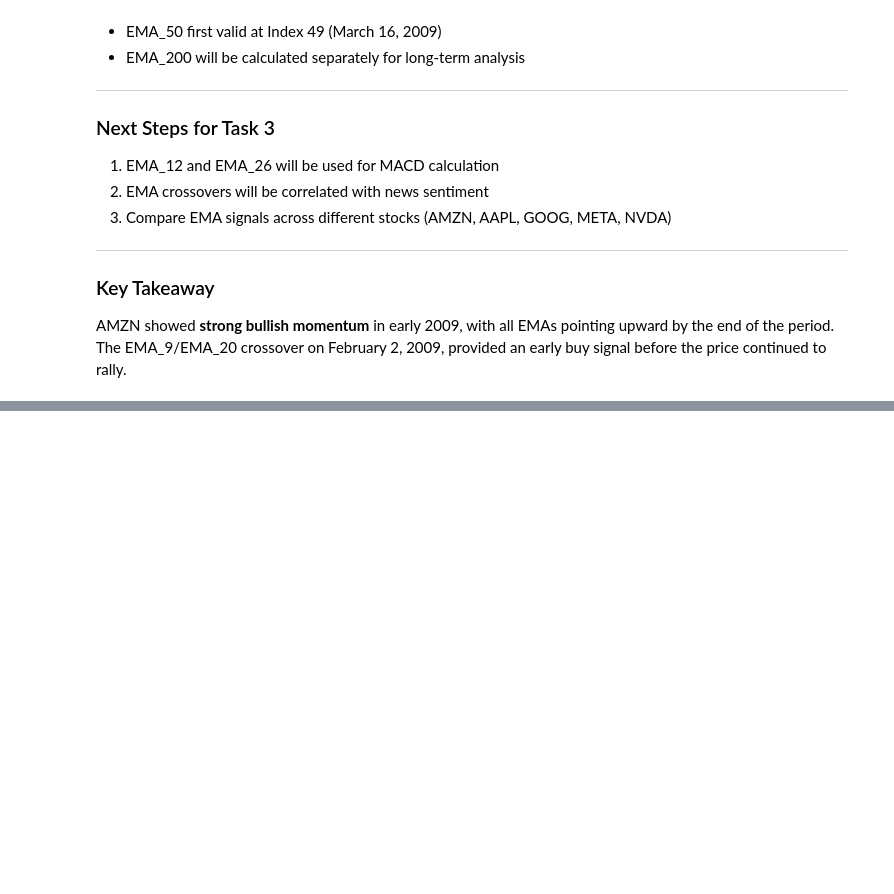
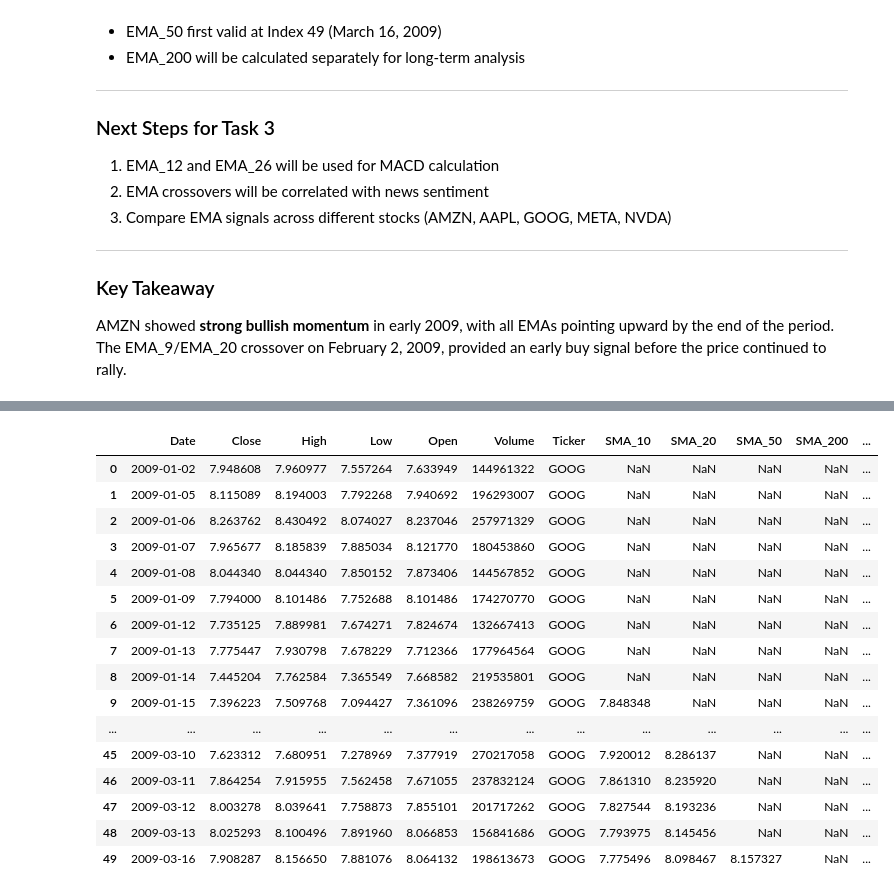
Before and after one commit to hawi088/News-Sentiment, a Jupyter notebook: notebooks/task2_eda.ipynb, the cells around one changed output, grey strips where cells are left out. Drawn from its saved outputs; the diff is of its cells as text; code cells hidden in the pictures; blank space fills up the shorter version.

Commit message:
feat: calculated moving averages(MA), SMA and EMA for GOOG.csv

```diff
--- a/notebooks/task2_eda.ipynb
+++ b/notebooks/task2_eda.ipynb
@@ -616,3 +616,8 @@ Exponential Moving Averages (EMA) give more weight to recent prices, making them
 ### Key Takeaway
 
 AMZN showed **strong bullish momentum** in early 2009, with all EMAs pointing upward by the end of the period. The EMA_9/EMA_20 crossover on February 2, 2009, provided an early buy signal before the price continued to rally.
+# %%
+goog=df_all_stocks[df_all_stocks['Ticker']=='GOOG'].copy()
+goog.head()
+goog=goog.sort_values('Date').reset_index(drop=True)
+goog.head()
@@ -618,0 +631,12 @@ AMZN showed **strong bullish momentum** in early 2009, with all EMAs pointing up
+# %%
+close_prices_goog  = goog['Close'].values
+low_prices_goog = goog['Low'].values
+open_prices_goog = goog['Open'].values
+high_prices_goog = goog['High'].values
+volumes_goog = goog['Volume'].values
+# %%
+goog['SMA_10']=goog['Close'].rolling(window=10).mean()
+goog['SMA_20']=goog['Close'].rolling(window=20).mean()
+goog['SMA_50']=goog['Close'].rolling(window=50).mean()
+goog['SMA_200']=goog['Close'].rolling(window=200).mean()
+goog.head(200)
@@ -618,0 +767,25 @@ AMZN showed **strong bullish momentum** in early 2009, with all EMAs pointing up
+# %%
+goog['EMA_9']=talib.EMA(close_prices_goog,timeperiod=9)
+goog['EMA_12']=talib.EMA(close_prices_goog,timeperiod=12)
+goog['EMA_20']=talib.EMA(close_prices_goog,timeperiod=20)
+goog['EMA_26']=talib.EMA(close_prices_goog,timeperiod=26)
+goog['EMA_50']=talib.EMA(close_prices_goog,timeperiod=50)
+goog.head(50)
+# %% [output]
+|  | Date | Close | High | Low | Open | Volume | Ticker | SMA_10 | SMA_20 | SMA_50 | SMA_200 | ... |
+| 0 | 2009-01-02 | 7.948608 | 7.960977 | 7.557264 | 7.633949 | 144961322 | GOOG | NaN | NaN | NaN | NaN | ... |
+| 1 | 2009-01-05 | 8.115089 | 8.194003 | 7.792268 | 7.940692 | 196293007 | GOOG | NaN | NaN | NaN | NaN | ... |
+| 2 | 2009-01-06 | 8.263762 | 8.430492 | 8.074027 | 8.237046 | 257971329 | GOOG | NaN | NaN | NaN | NaN | ... |
+| 3 | 2009-01-07 | 7.965677 | 8.185839 | 7.885034 | 8.121770 | 180453860 | GOOG | NaN | NaN | NaN | NaN | ... |
+| 4 | 2009-01-08 | 8.044340 | 8.044340 | 7.850152 | 7.873406 | 144567852 | GOOG | NaN | NaN | NaN | NaN | ... |
+| 5 | 2009-01-09 | 7.794000 | 8.101486 | 7.752688 | 8.101486 | 174270770 | GOOG | NaN | NaN | NaN | NaN | ... |
+| 6 | 2009-01-12 | 7.735125 | 7.889981 | 7.674271 | 7.824674 | 132667413 | GOOG | NaN | NaN | NaN | NaN | ... |
+| 7 | 2009-01-13 | 7.775447 | 7.930798 | 7.678229 | 7.712366 | 177964564 | GOOG | NaN | NaN | NaN | NaN | ... |
+| 8 | 2009-01-14 | 7.445204 | 7.762584 | 7.365549 | 7.668582 | 219535801 | GOOG | NaN | NaN | NaN | NaN | ... |
+| 9 | 2009-01-15 | 7.396223 | 7.509768 | 7.094427 | 7.361096 | 238269759 | GOOG | 7.848348 | NaN | NaN | NaN | ... |
+| ... | ... | ... | ... | ... | ... | ... | ... | ... | ... | ... | ... | ... |
+| 45 | 2009-03-10 | 7.623312 | 7.680951 | 7.278969 | 7.377919 | 270217058 | GOOG | 7.920012 | 8.286137 | NaN | NaN | ... |
+| 46 | 2009-03-11 | 7.864254 | 7.915955 | 7.562458 | 7.671055 | 237832124 | GOOG | 7.861310 | 8.235920 | NaN | NaN | ... |
+| 47 | 2009-03-12 | 8.003278 | 8.039641 | 7.758873 | 7.855101 | 201717262 | GOOG | 7.827544 | 8.193236 | NaN | NaN | ... |
+| 48 | 2009-03-13 | 8.025293 | 8.100496 | 7.891960 | 8.066853 | 156841686 | GOOG | 7.793975 | 8.145456 | NaN | NaN | ... |
+| 49 | 2009-03-16 | 7.908287 | 8.156650 | 7.881076 | 8.064132 | 198613673 | GOOG | 7.775496 | 8.098467 | 8.157327 | NaN | ... |
```
Also changed, not shown: parts of 4 cells of this notebook.
